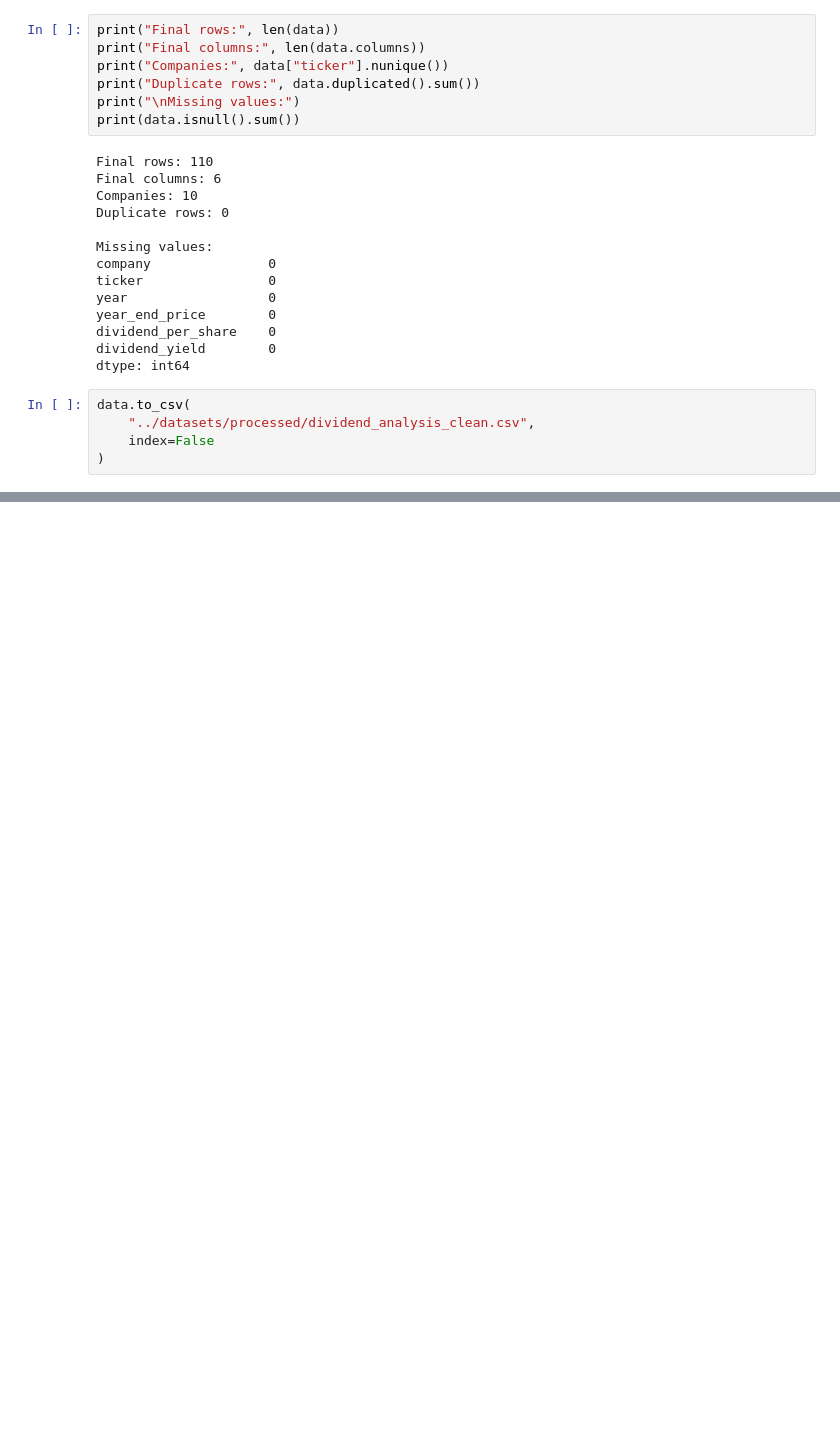
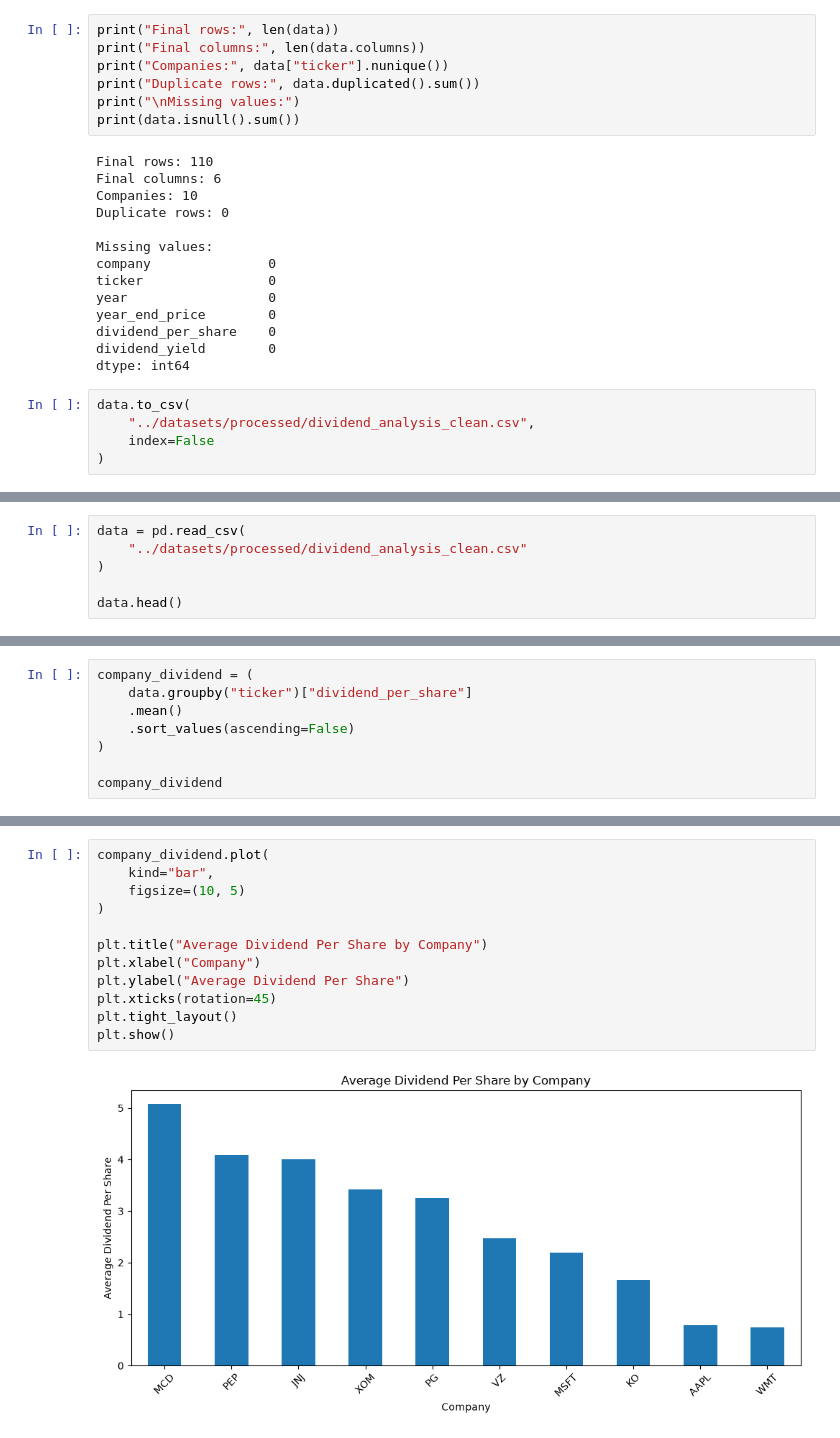
Before and after one commit to Jenniskamboj/Dividend-Puzzle-Analyzer, a Jupyter notebook: notebooks/01_data_understanding.ipynb, the cells around one changed output, grey strips where cells are left out. Saved outputs shown, nothing was run; the diff lists cells and outputs as text; blank space fills up the shorter version.

Commit message:
Day 7: Perform exploratory data analysis

```diff
--- a/notebooks/01_data_understanding.ipynb
+++ b/notebooks/01_data_understanding.ipynb
@@ -735,0 +739,6 @@ data.to_csv(
+# %%
+data = pd.read_csv(
+    "../datasets/processed/dividend_analysis_clean.csv"
+)
+
+data.head()
@@ -735,0 +772,8 @@ data.to_csv(
+# %%
+company_dividend = (
+    data.groupby("ticker")["dividend_per_share"]
+    .mean()
+    .sort_values(ascending=False)
+)
+
+company_dividend
@@ -735,0 +793,14 @@ data.to_csv(
+# %%
+company_dividend.plot(
+    kind="bar",
+    figsize=(10, 5)
+)
+
+plt.title("Average Dividend Per Share by Company")
+plt.xlabel("Company")
+plt.ylabel("Average Dividend Per Share")
+plt.xticks(rotation=45)
+plt.tight_layout()
+plt.show()
+# %% [output]
+[figure, added]
```
Also changed, not shown: parts of 22 cells of this notebook, 2 other files.
